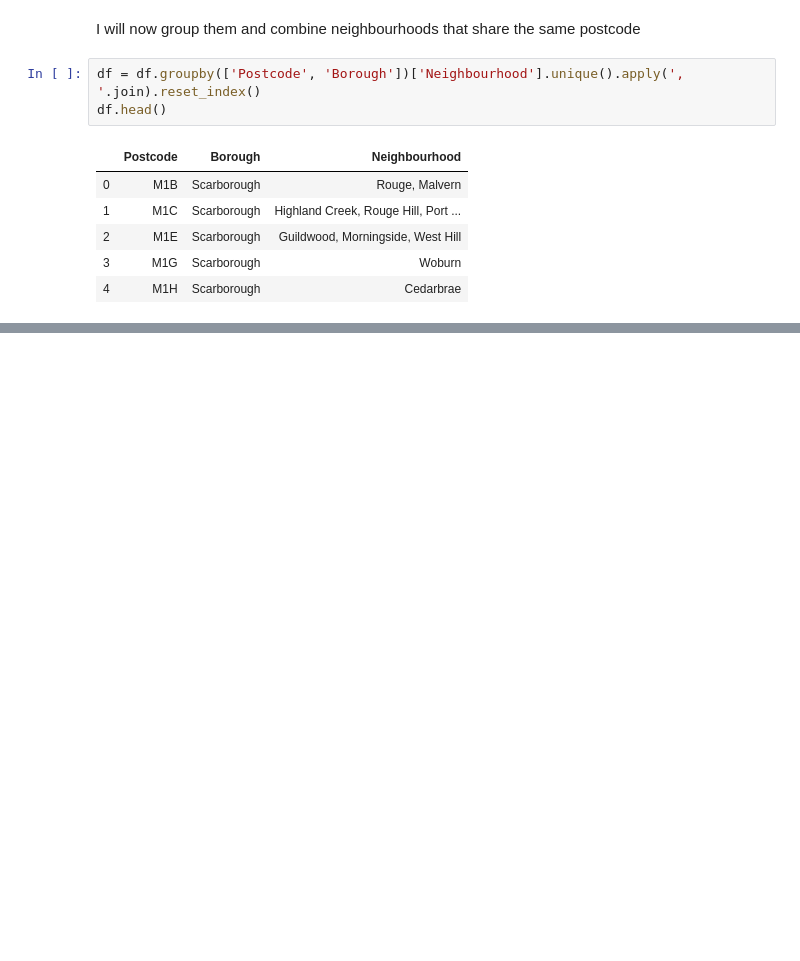
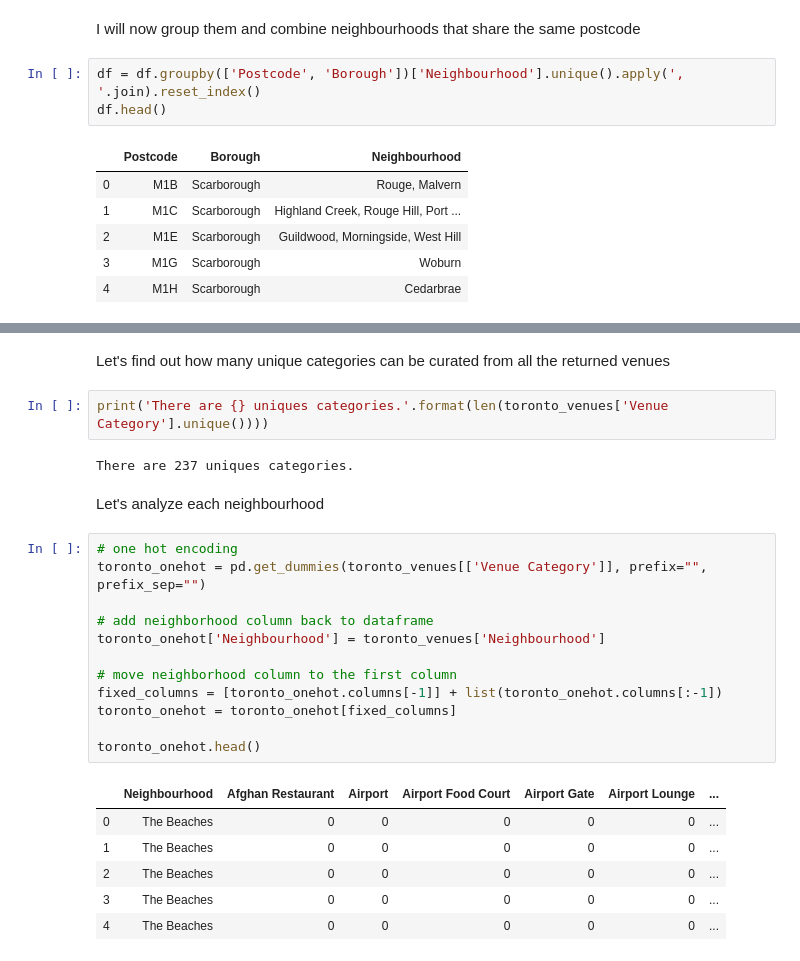
Before and after one commit to saemol/Coursera_Capstone, a Jupyter notebook: Capstone W3 DF.ipynb, the cells around one changed output, grey strips where cells are left out. Drawn from its saved outputs; the diff is of its cells as text; blank space fills up the shorter version.

```diff
--- a/Capstone W3 DF.ipynb
+++ b/Capstone W3 DF.ipynb
@@ -95,0 +405,27 @@ df.shape
+# %% [markdown]
+Let's find out how many unique categories can be curated from all the returned venues
+# %%
+print('There are {} uniques categories.'.format(len(toronto_venues['Venue Category'].unique())))
+# %% [output]
+There are 237 uniques categories.
+# %% [markdown]
+Let's analyze each neighbourhood
+# %%
+# one hot encoding
+toronto_onehot = pd.get_dummies(toronto_venues[['Venue Category']], prefix="", prefix_sep="")
+
+# add neighborhood column back to dataframe
+toronto_onehot['Neighbourhood'] = toronto_venues['Neighbourhood']
+
+# move neighborhood column to the first column
+fixed_columns = [toronto_onehot.columns[-1]] + list(toronto_onehot.columns[:-1])
+toronto_onehot = toronto_onehot[fixed_columns]
+
+toronto_onehot.head()
+# %% [output]
+|  | Neighbourhood | Afghan Restaurant | Airport | Airport Food Court | Airport Gate | Airport Lounge | ... |
+| 0 | The Beaches | 0 | 0 | 0 | 0 | 0 | ... |
+| 1 | The Beaches | 0 | 0 | 0 | 0 | 0 | ... |
+| 2 | The Beaches | 0 | 0 | 0 | 0 | 0 | ... |
+| 3 | The Beaches | 0 | 0 | 0 | 0 | 0 | ... |
+| 4 | The Beaches | 0 | 0 | 0 | 0 | 0 | ... |
```
Also changed, not shown: parts of 53 cells of this notebook.
